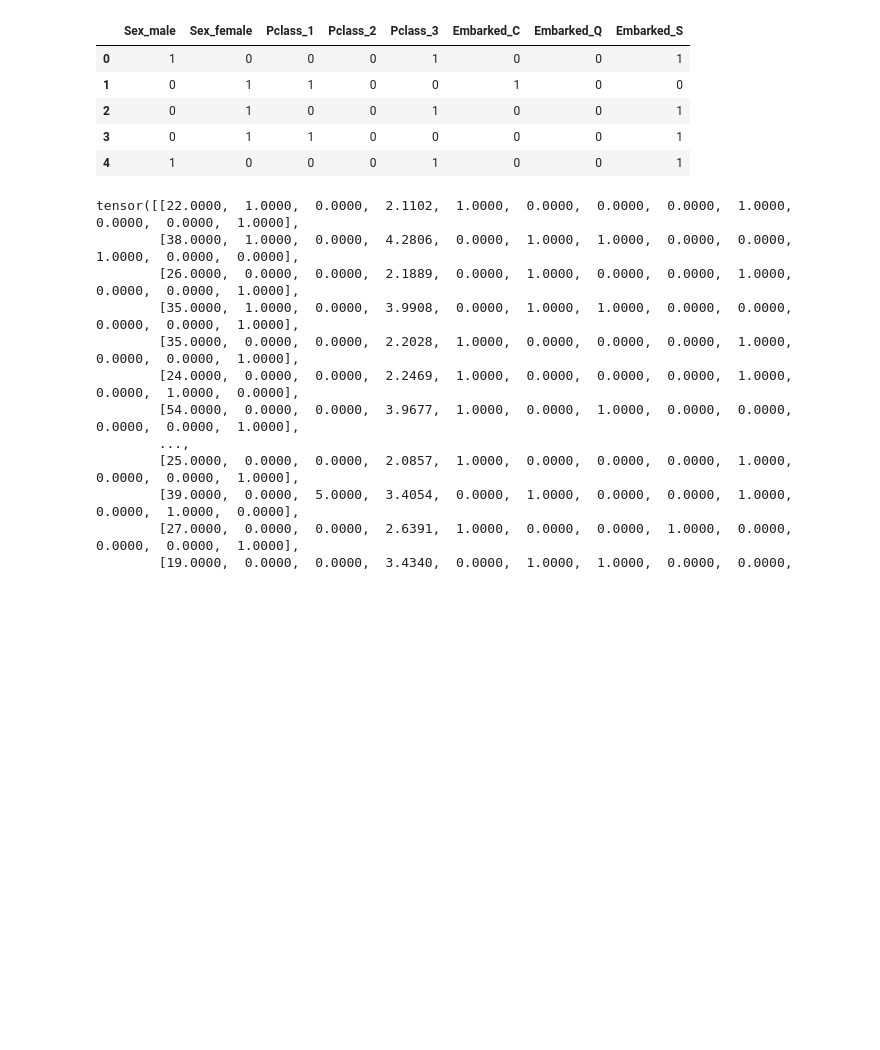
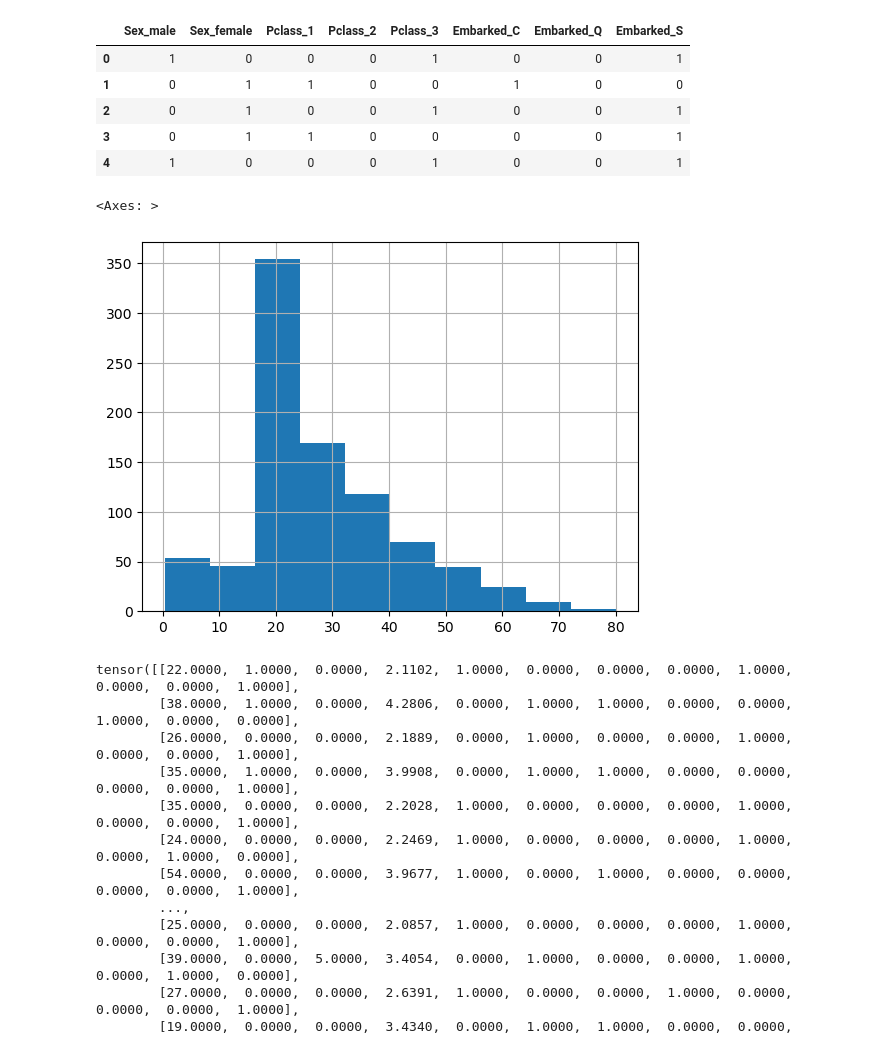
Before and after one commit to bognix/Machin-Learning-for-Everybody, a Jupyter notebook: practical-deep-learning-for-coders/05-linear-model-and-neural-net-from-scratch.ipynb, the cells around one changed output. Drawn from its saved outputs; the diff is of its cells as text; code cells hidden in the pictures; blank space fills up the shorter version.

```diff
--- a/practical-deep-learning-for-coders/05-linear-model-and-neural-net-from-scratch.ipynb
+++ b/practical-deep-learning-for-coders/05-linear-model-and-neural-net-from-scratch.ipynb
@@ -161,6 +161,11 @@ df[added_cols].head()
 | 2 | 0 | 1 | 0 | 0 | 1 | 0 | 0 | 1 |
 | 3 | 0 | 1 | 1 | 0 | 0 | 0 | 0 | 1 |
 | 4 | 1 | 0 | 0 | 0 | 1 | 0 | 0 | 1 |
+# %%
+df["Age"].hist()
+# %% [output]
+<Axes: >
+[figure, added]
 # %%
 from torch import tensor
 
```
Also changed, not shown: parts of 3 cells of this notebook.
